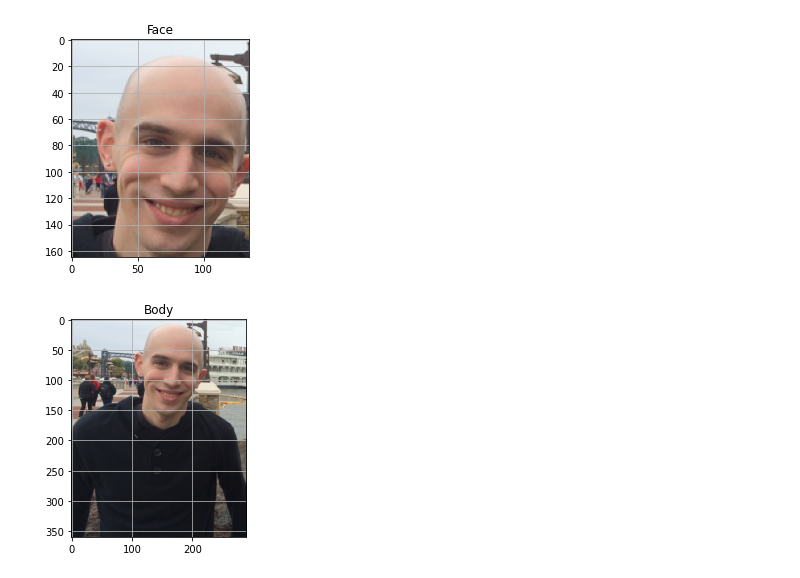
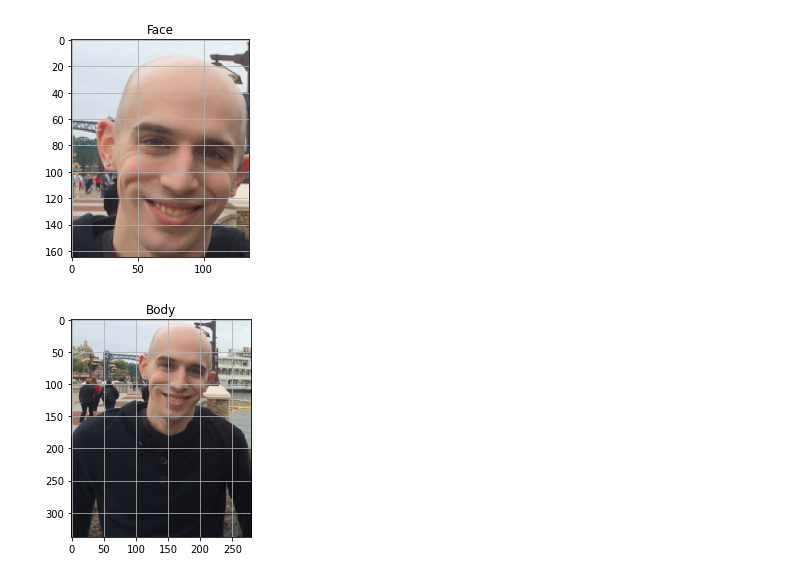
Before and after one commit to SANGSEOSEO/philosophy_datascience, a Jupyter notebook: 10.OpenCV/OpenCV_Cropping.ipynb, the cells around one changed output. Drawn from its saved outputs; the diff is of its cells as text; code cells hidden in the pictures.

```diff
--- a/10.OpenCV/OpenCV_Cropping.ipynb
+++ b/10.OpenCV/OpenCV_Cropping.ipynb
@@ -126,7 +131,7 @@ plt_imshow("Face", face)
 [figure]
 # %%
 # 얼굴을 포함한 상체만 잘라오기
-body = image[90:450, 0:290]
+body = image[91:429, 0:280]
 plt_imshow("Body", body)
 # %% [output]
-[figure, old version]
+[figure, new version]
```
Also changed, not shown: parts of 8 cells of this notebook.
